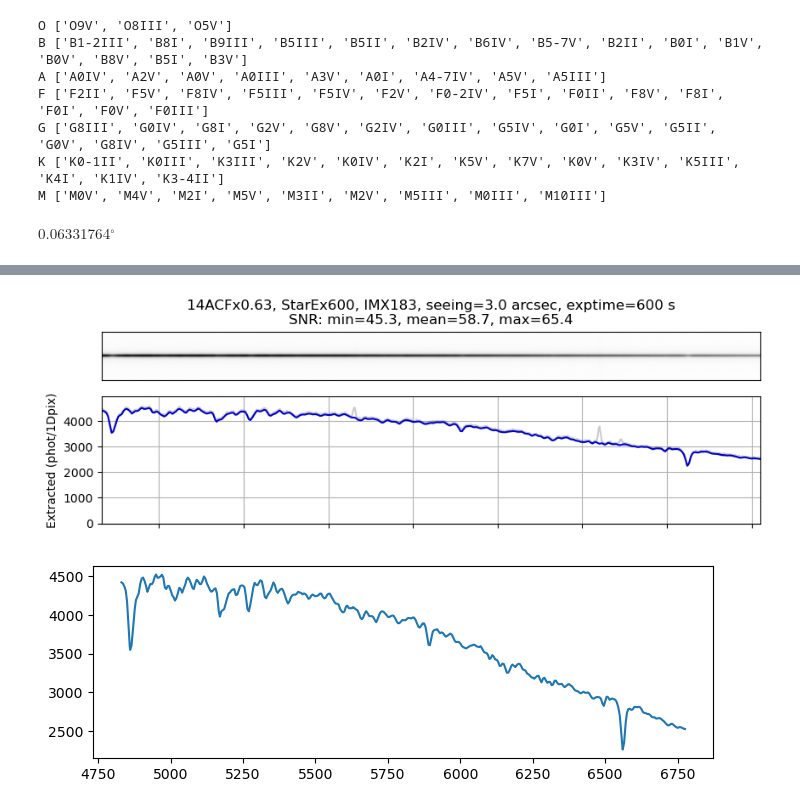
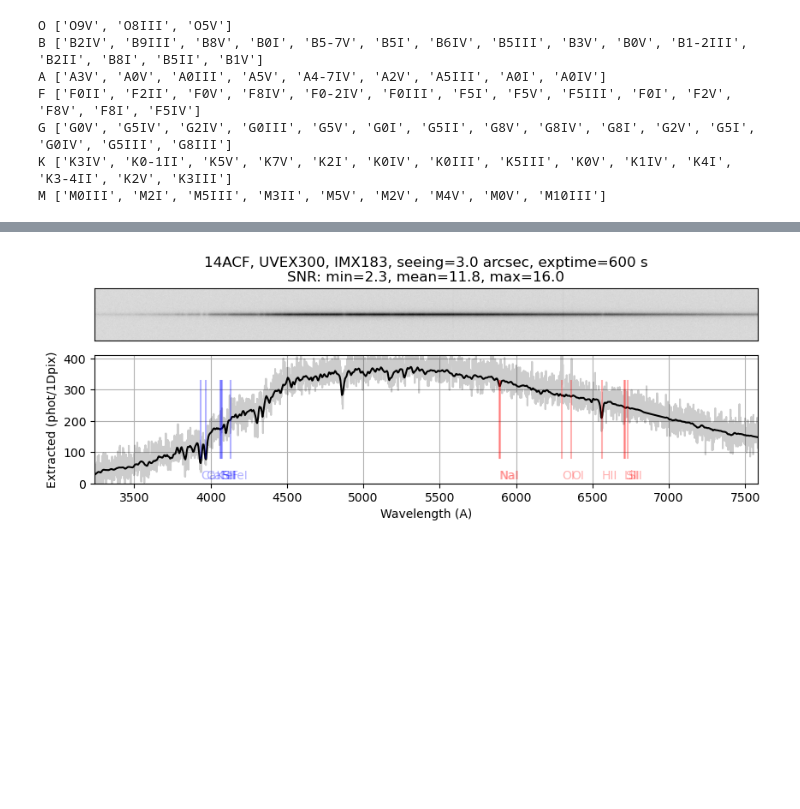
Before and after one commit to joshwalawender/SpecETC, a Jupyter notebook: Sandbox.ipynb, the cells around one changed output, grey strips where cells are left out. Drawn from its saved outputs; the diff is of its cells as text; code cells hidden in the pictures; blank space fills up the shorter version.

```diff
--- a/Sandbox.ipynb
+++ b/Sandbox.ipynb
@@ -13,29 +17,19 @@ IMX533: Reading detector efficiency from /Users/jwalawender/git/SpecETC/data/Son
 # %%
 models = get_list_of_stellar_models(verbose=True)
 sptype = 'F8V'
-mag = 10
+mag = 12
 star = get_stellar_spectrum(sptype=sptype, mag=mag)
 sky = Sky(seeing=3.0*u.arcsec, mag=18)
 # %% [output]
 O ['O9V', 'O8III', 'O5V']
-B ['B1-2III', 'B8I', 'B9III', 'B5III', 'B5II', 'B2IV', 'B6IV', 'B5-7V', 'B2II', 'B0I', 'B1V', 'B0V', 'B8V', 'B5I', 'B3V']
-A ['A0IV', 'A2V', 'A0V', 'A0III', 'A3V', 'A0I', 'A4-7IV', 'A5V', 'A5III']
-F ['F2II', 'F5V', 'F8IV', 'F5III', 'F5IV', 'F2V', 'F0-2IV', 'F5I', 'F0II', 'F8V', 'F8I', 'F0I', 'F0V', 'F0III']
-G ['G8III', 'G0IV', 'G8I', 'G2V', 'G8V', 'G2IV', 'G0III', 'G5IV', 'G0I', 'G5V', 'G5II', 'G0V', 'G8IV', 'G5III', 'G5I']
-K ['K0-1II', 'K0III', 'K3III', 'K2V', 'K0IV', 'K2I', 'K5V', 'K7V', 'K0V', 'K3IV', 'K5III', 'K4I', 'K1IV', 'K3-4II']
-M ['M0V', 'M4V', 'M2I', 'M5V', 'M3II', 'M2V', 'M5III', 'M0III', 'M10III']
+B ['B2IV', 'B9III', 'B8V', 'B0I', 'B5-7V', 'B5I', 'B6IV', 'B5III', 'B3V', 'B0V', 'B1-2III', 'B2II', 'B8I', 'B5II', 'B1V']
+A ['A3V', 'A0V', 'A0III', 'A5V', 'A4-7IV', 'A2V', 'A5III', 'A0I', 'A0IV']
+F ['F0II', 'F2II', 'F0V', 'F8IV', 'F0-2IV', 'F0III', 'F5I', 'F5V', 'F5III', 'F0I', 'F2V', 'F8V', 'F8I', 'F5IV']
+G ['G0V', 'G5IV', 'G2IV', 'G0III', 'G5V', 'G0I', 'G5II', 'G8V', 'G8IV', 'G8I', 'G2V', 'G5I', 'G0IV', 'G5III', 'G8III']
+K ['K3IV', 'K0-1II', 'K5V', 'K7V', 'K2I', 'K0IV', 'K0III', 'K5III', 'K0V', 'K1IV', 'K4I', 'K3-4II', 'K2V', 'K3III']
+M ['M0III', 'M2I', 'M5III', 'M3II', 'M5V', 'M2V', 'M4V', 'M0V', 'M10III']
-# %%
-StarEx600 = Spectrograph('StarEx600', 32*u.micron, 75*u.mm, 75*u.mm/3.5,
-                         27.2*u.deg, 600/u.mm, 25*u.mm, 75*u.mm, 75*u.mm/3.5, 0.25,
-                         cwav=5800*u.Angstrom)
-StarEx600.grating.alpha-StarEx600.grating.beta(StarEx600.cwav) - 33.4*u.deg
-# %% [output]
-$0.06331764\mathrm{{}^{\circ}}$
 # %%
 IMX183.exptime = 600*u.second
 
-im, spec, var = SpecETC(star, sky, ACF14reduced, StarEx600, IMX183, plot=True)
-plt.figure(figsize=(8,2.5))
-plt.plot(StarEx600.binset, spec)
-plt.show()
+im, spec, var = SpecETC(star, sky, ACF14, UVEX300, IMX183, plot=True)
 # %% [output]
@@ -42,3 +37,2 @@ plt.show()
-[figure, old version]
+[figure, new version]
-[figure, removed]
 # %%
```
Also changed, not shown: parts of 3 cells of this notebook, 8 other files.
